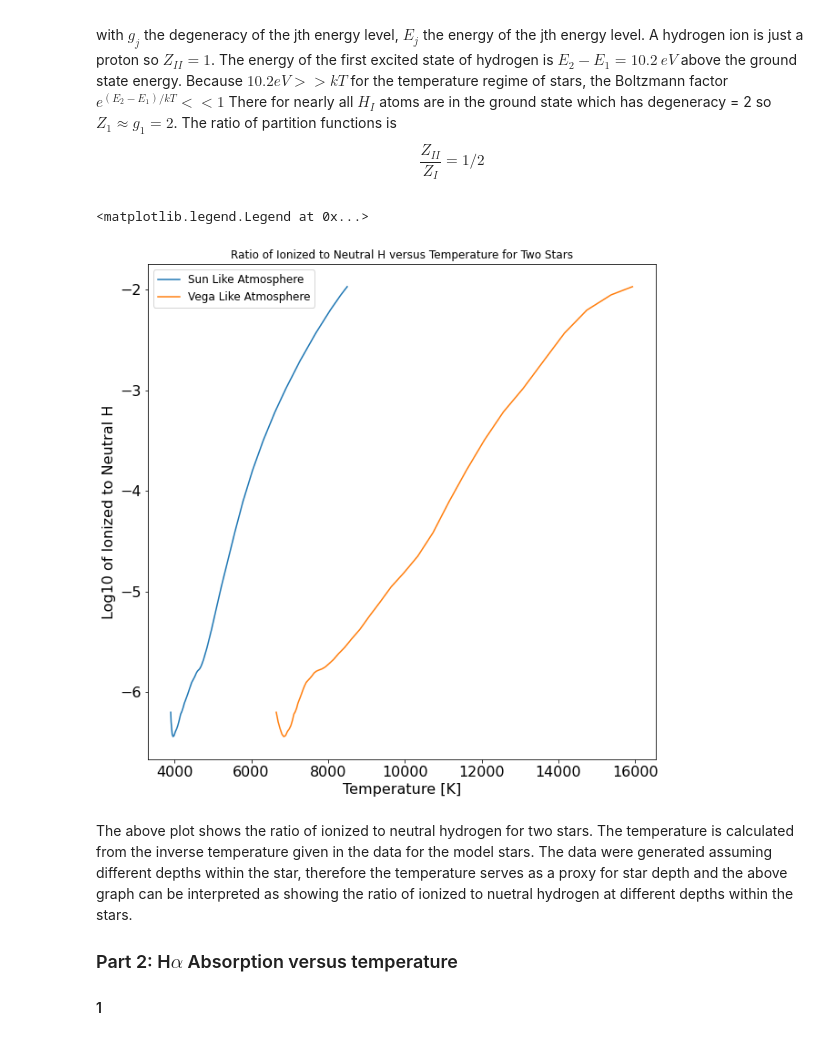
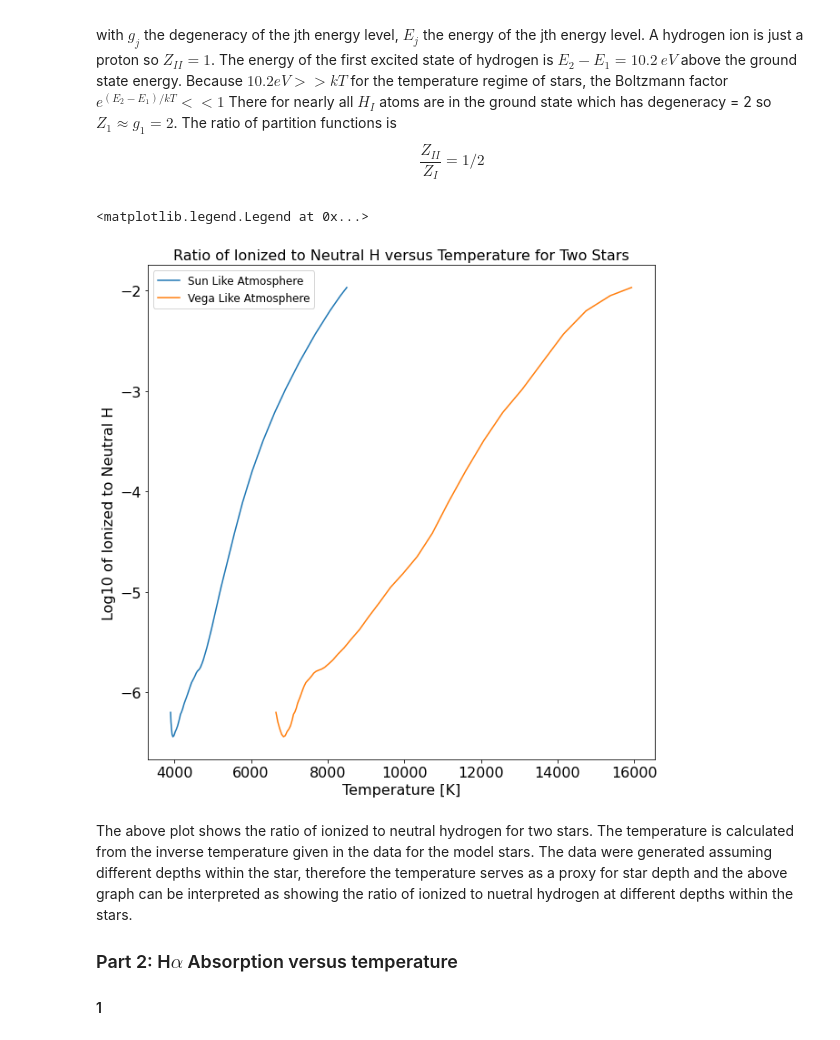
Before and after one commit to cmerrill11/astr-421, a Jupyter notebook: HW 2.ipynb, the cells around one changed output. Drawn from its saved outputs; the diff is of its cells as text; code cells hidden in the pictures.

```diff
--- a/HW 2.ipynb
+++ b/HW 2.ipynb
@@ -45,30 +45,30 @@ vegaAtmos.columns = ['theta', 'log10_pe']
 # %%
 # Define the saha equation:
 
 chi_ion = 13.595 # Ionization energy of hydrogen in ground state
 def saha(theta, log10_p):
     T = 5040 / theta
     return T, (np.log10(1/2) + np.log10(2) + (5/2)*np.log10(T)
             - chi_ion*theta - log10_p - 0.4772)
 
 # Solve the Saha equation for each layer:
 tSun, HRatioSun = saha(sunAtmos['theta'], sunAtmos['log10_pe'])
 tVega, HRatioVega = saha(vegaAtmos['theta'], vegaAtmos['log10_pe'])
 
 fig, ax = plt.subplots(1,1, figsize = (10, 10))
 plt.tick_params(labelsize = 16)
 
 ax.plot(tSun, HRatioSun, label = 'Sun Like Atmosphere')
 ax.plot(tVega, HRatioSun, label = 'Vega Like Atmosphere')
 ax.set_ylabel('Log10 of Ionized to Neutral H', fontsize = 16)
 ax.set_xlabel('Temperature [K]', fontsize = 16)
 ax.set_title('Ratio of Ionized to Neutral H '+
-             'versus Temperature for Two Stars')
+             'versus Temperature for Two Stars', fontsize = 16)
 
 ax.legend(fontsize = 12)
 # %% [output]
 <matplotlib.legend.Legend at 0x...>
-[figure, old version]
+[figure, new version]
 # %% [markdown]
 The above plot shows the ratio of ionized to neutral hydrogen for two stars. The temperature is calculated from the inverse temperature given in the data for the model stars. The data were generated assuming different depths within the star, therefore the temperature serves as a proxy for star depth and the above graph can be interpreted as showing the ratio of ionized to nuetral hydrogen at different depths within the stars.
 
```
Also changed, not shown: parts of 6 cells of this notebook.
